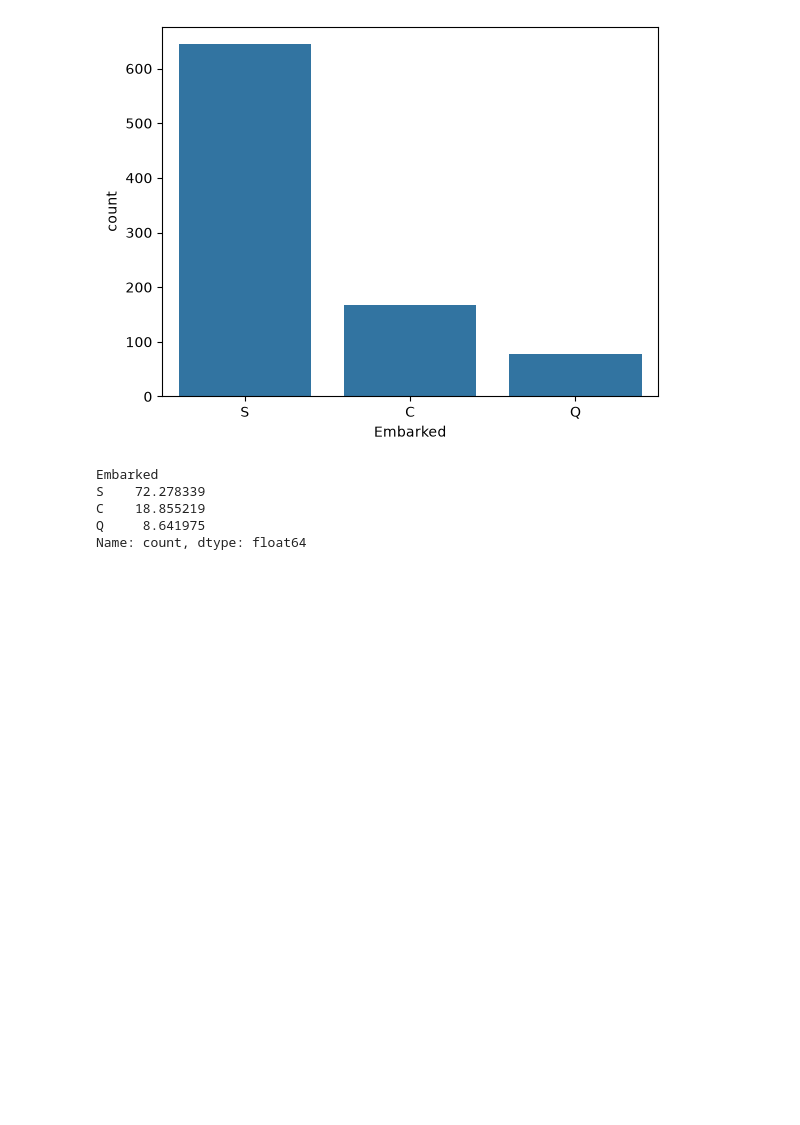
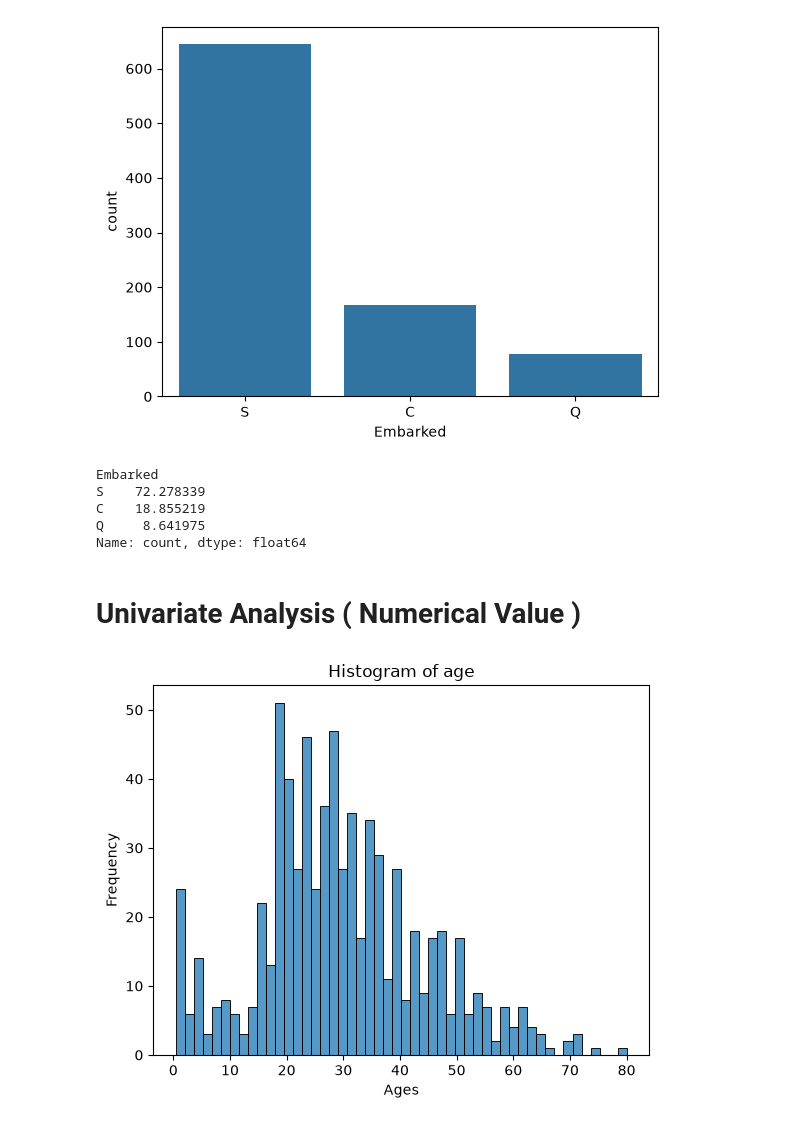
Before and after one commit to SamiulIslam007/phitron-machine-learning-practice, a Jupyter notebook: EDA_practice_on_titanic_data.ipynb, the cells around one changed output. Saved outputs shown, nothing was run; the diff lists cells and outputs as text; code cells hidden in the pictures; blank space fills up the shorter version.

Commit message:
sns.histplot ages vs frequency, kde plot for ages

```diff
--- a/EDA_practice_on_titanic_data.ipynb
+++ b/EDA_practice_on_titanic_data.ipynb
@@ -161,3 +161,14 @@ S    72.278339
 C    18.855219
 Q     8.641975
 Name: count, dtype: float64
+# %% [markdown]
+# Univariate Analysis ( Numerical Value )
+# %%
+sns.histplot(df['Age'], bins=50)
+
+plt.title('Histogram of age')
+plt.xlabel('Ages')
+plt.ylabel('Frequency')
+plt.show()
+# %% [output]
+[figure, added]
```
Also changed, not shown: parts of 1 cell of this notebook.
